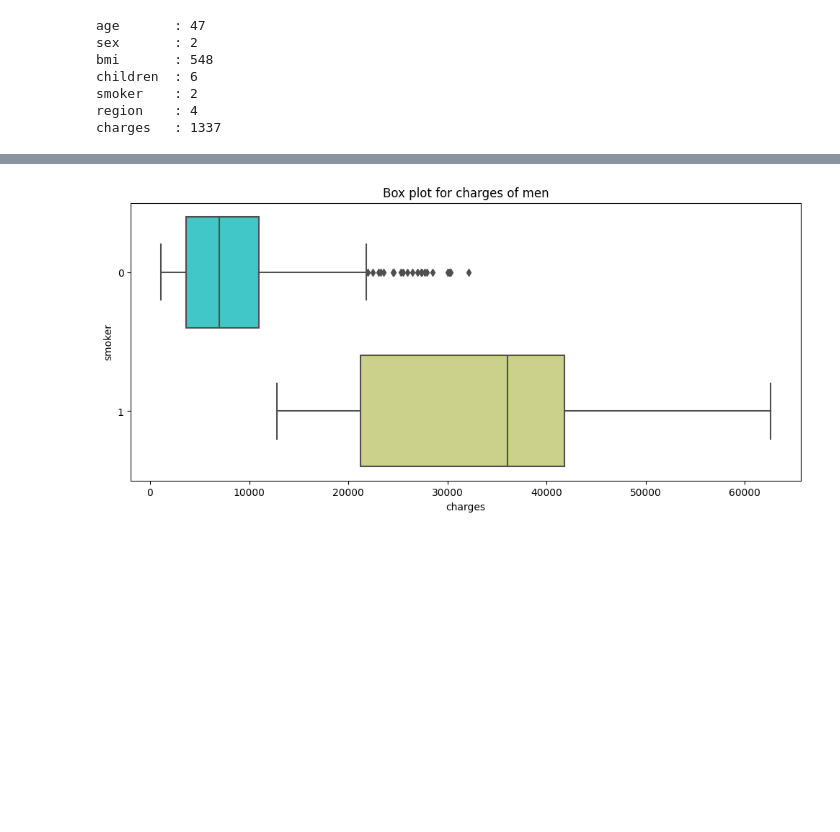
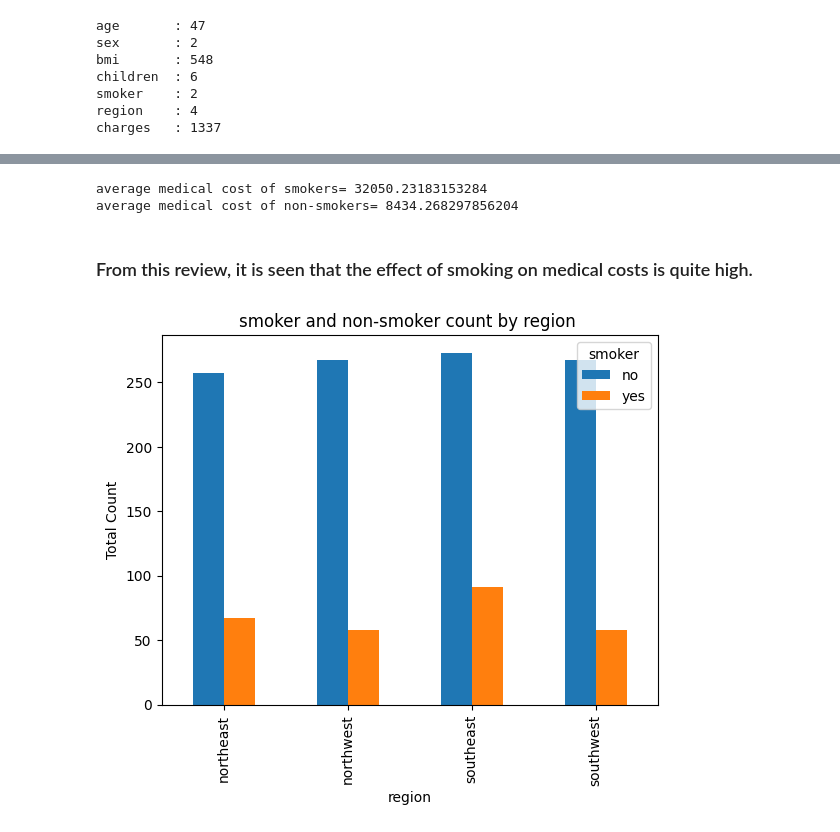
Before and after one commit to quant-IT/Global-AI, a Jupyter notebook: Medical Cost Analysis.ipynb, the cells around one changed output, grey strips where cells are left out. Cells and saved outputs as stored; diff of their text form; code cells hidden in the pictures; blank space fills up the shorter version.

```diff
--- a/Medical Cost Analysis.ipynb
+++ b/Medical Cost Analysis.ipynb
@@ -183,6 +123,19 @@ sns.boxplot(y="smoker", x="charges", data =  df[(df.sex == 0)] , orient="h", pal
-# %%
-plt.figure(figsize=(12,5))
-plt.title("Box plot for charges of men")
-sns.boxplot(y="smoker", x="charges", data =  df[(df.sex == 1)] , orient="h", palette = 'rainbow');
-# %% [output]
-[figure, removed]
+# %%
+print("average medical cost of smokers=", df[df['smoker'] == 'yes']['charges'].mean())
+print("average medical cost of non-smokers=", df[df['smoker'] == 'no']['charges'].mean())
+# %% [output]
+average medical cost of smokers= 32050.23183153284
+average medical cost of non-smokers= 8434.268297856204
+# %% [markdown]
+### From this review, it is seen that the effect of smoking on medical costs is quite high.
+# %%
+group1 = df.groupby(['region', 'smoker']).size().unstack()
+group1.plot(kind='bar')
+
+plt.title("smoker and non-smoker count by region ")
+plt.xlabel("region")
+plt.ylabel("Total Count")
+plt.legend(title='smoker')
+plt.show()
+# %% [output]
+[figure, added]
```
Also changed, not shown: parts of 105 cells of this notebook.
